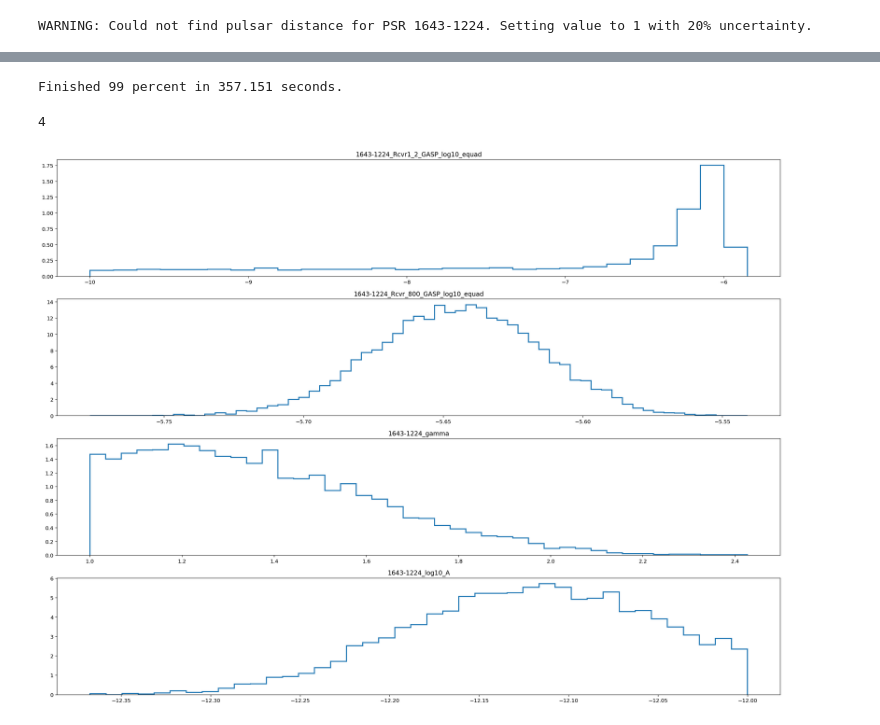
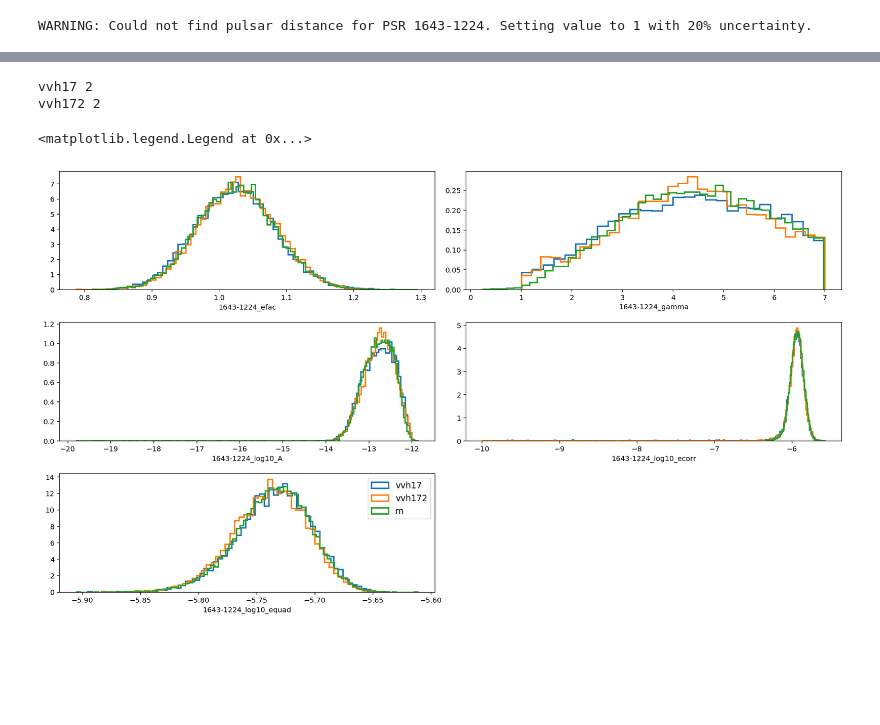
Before and after one commit to aniwl/gibbs_student_t, a Jupyter notebook: gibbs_likelihood.ipynb, the cells around one changed output, grey strips where cells are left out. Cells and saved outputs as stored; diff of their text form; code cells hidden in the pictures; blank space fills up the shorter version.

```diff
--- a/gibbs_likelihood.ipynb
+++ b/gibbs_likelihood.ipynb
@@ -753,20 +834,31 @@ params = np.array([p.sample() for p in gibbs.params]).flatten()
-# %%
-niter = 10000
-gibbs.sample(params, niter=niter)
-# %% [output]
-Finished 99 percent in 357.151 seconds.
-# %%
-pars = sorted([par.name for par in gibbs.params])
-len(pars)
-# %% [output]
-4
-# %%
-plt.figure(figsize=(20,15))
-for ii in range(4):
-    plt.subplot(4,1,ii+1)
-    plt.hist(gibbs.chain[300:,ii], bins='auto', normed=True, histtype='step', lw=2)
-    #plt.hist(gibbs2.chain[300:,ii], bins='auto', normed=True, histtype='step', lw=2)
-    plt.title(pars[ii])
-plt.tight_layout()
-# %% [output]
-[figure, removed]
+# %%
+mpars = np.load('/Users/jaellis/Downloads/J1643-1224-pars.npy')
+# %%
+pmap = {'1643-1224_efac': 0, '1643-1224_gamma': 4,
+        '1643-1224_log10_A': 3, '1643-1224_log10_ecorr': 2,
+        '1643-1224_log10_equad': 1}
+# %%
+labels = ['vvh17', 'uniform', 'beta', 'gaussian', 't']
+labels = ['vvh17', 'vvh172']
+plt.figure(figsize=(16,9))
+mdls2 = [mdls[0], mdls[5]]
+for md, label in zip(mdls2, labels):
+    pars = sorted([par.name for par in md.params])
+    out = np.flatnonzero(md.zchain.mean(axis=0)>0.90)
+    print label, len(out)
+    for ii in range(5):
+        plt.subplot(3,2,ii+1)
+        plt.hist(md.chain[300:,ii], bins='auto', normed=True, histtype='step', lw=2, label=label)
+        plt.xlabel(pars[ii])
+for ii in range(5):
+    plt.subplot(3,2,ii+1)
+    plt.hist(mpars[:,pmap[pars[ii]]], bins='auto', normed=True, histtype='step', lw=2, label='m')
+plt.tight_layout()
+plt.legend(loc='best', fontsize=12)
+
+#plt.savefig('hyper_pars_t.pdf', bbox_inches='tight')
+# %% [output]
+vvh17 2
+vvh172 2
+<matplotlib.legend.Legend at 0x...>
+[figure, added]
```
Also changed, not shown: parts of 32 cells of this notebook, 6 other files.
